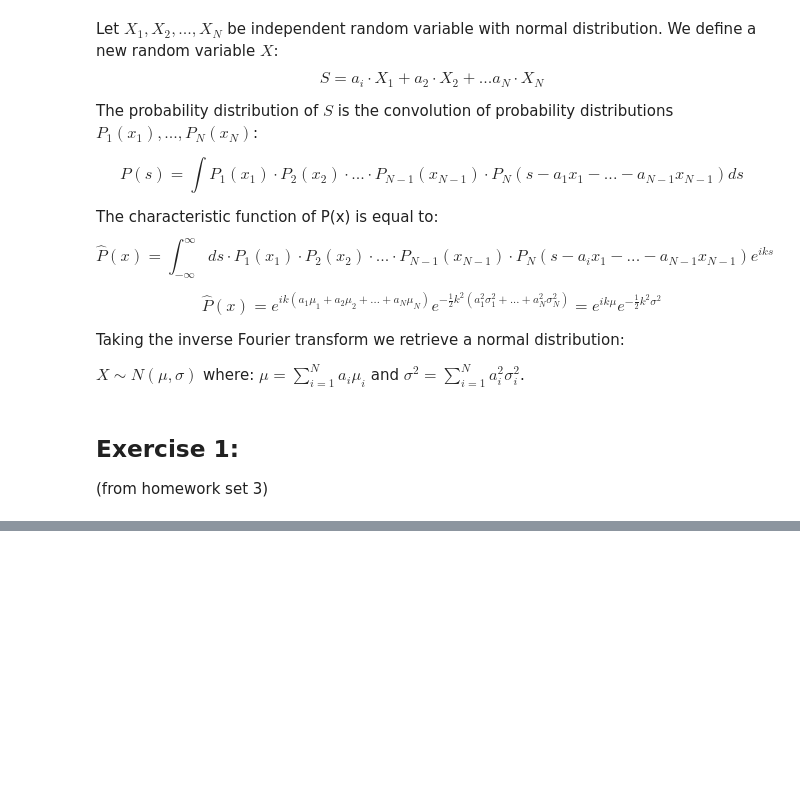
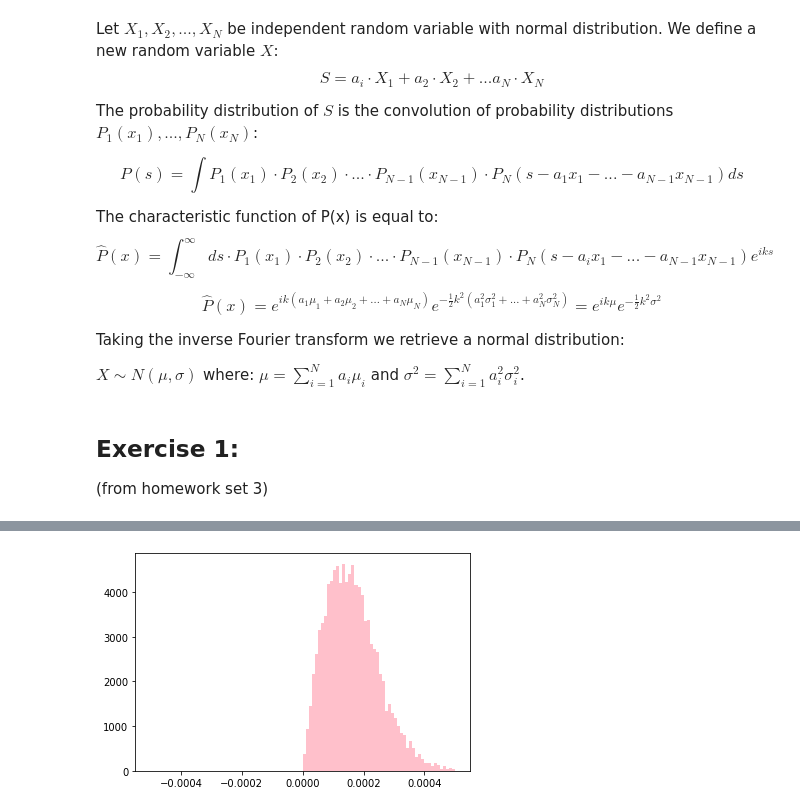
Before and after one commit to Milwa97/Financial-instruments-and-pricing, a Jupyter notebook: semestr II/set 3/RandomMatrices.ipynb, the cells around one changed output, grey strips where cells are left out. Cells and saved outputs as stored; diff of their text form; code cells hidden in the pictures; blank space fills up the shorter version.

```diff
--- a/semestr II/set 3/RandomMatrices.ipynb
+++ b/semestr II/set 3/RandomMatrices.ipynb
@@ -134,0 +138,21 @@ Wall time: 5.72 µs
+# %%
+def GOE_II(n,m):
+
+    eigenval_tab =  []
+    difference_tab = []
+    index = int(m/2)
+
+    for i in range(n):
+        M = np.random.normal(loc = 0, scale = 2, size = (m,m))
+        X = (M + M.transpose())/(2*n)
+        w,v = linalg.eig(X)
+        w.sort()
+        difference_tab.append(w[index] - w[index-1])
+        eigenval_tab.append(w)
+
+    return eigenval_tab, difference_tab
+# %%
+eigenval_tab, difference_tab =  GOE_II(n=10000,m=8)
+plt.hist(difference_tab, bins = 100, range=(-0.0005, 0.0005), density=True, color = 'pink') ;
+# %% [output]
+[figure, added]
```
Also changed, not shown: parts of 6 cells of this notebook, 14 other files.
